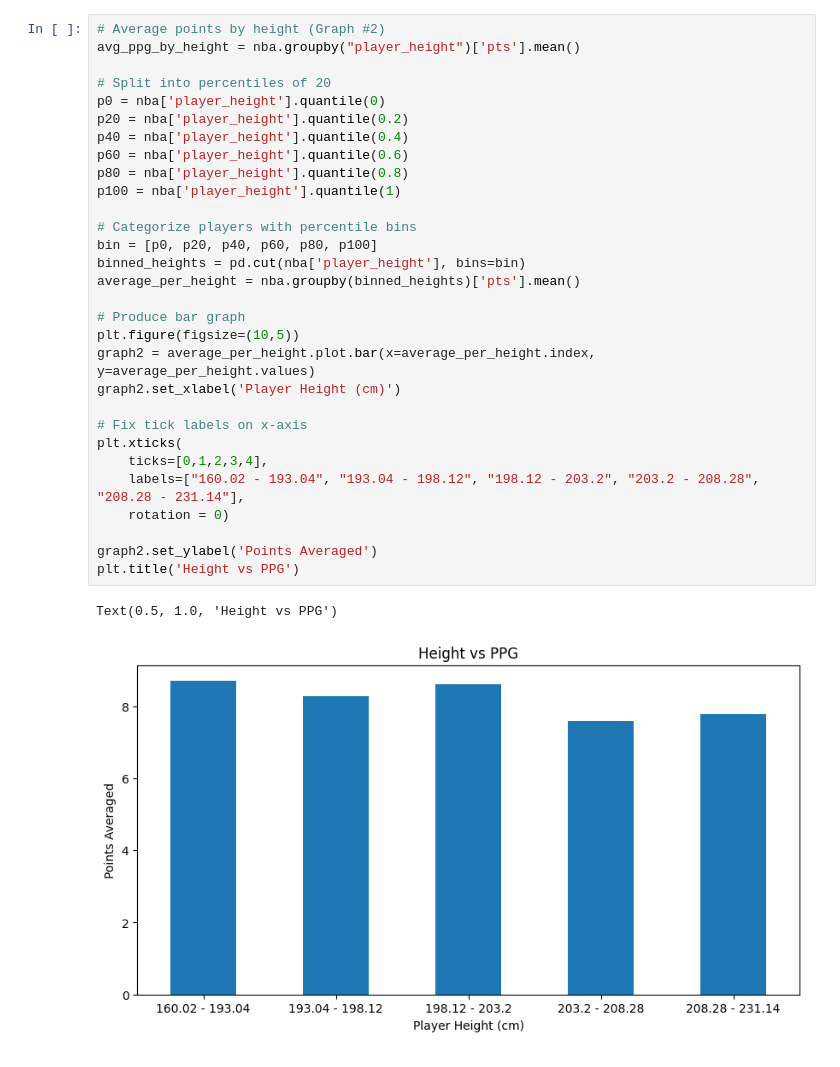
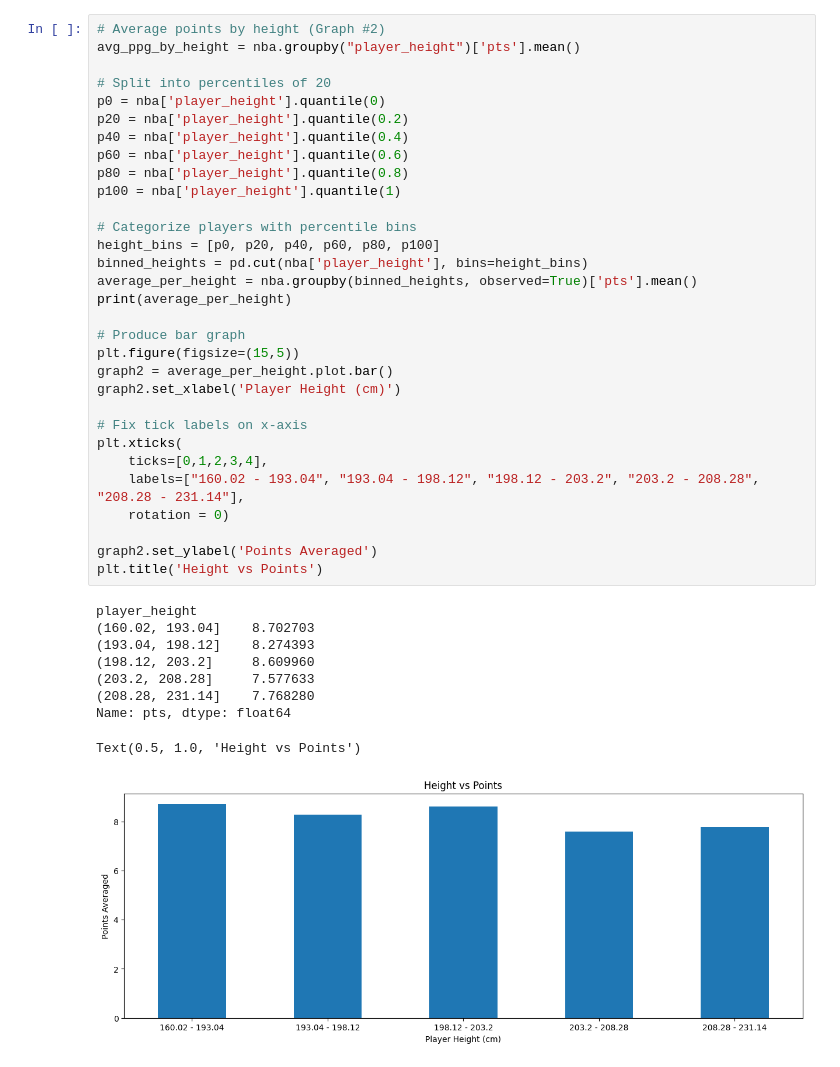
Before and after one commit to 0bsinet/NBA-Exploration, a Jupyter notebook: nba-data-analysis.ipynb, the cells around one changed output. Cells and saved outputs as stored; diff of their text form.

```diff
--- a/nba-data-analysis.ipynb
+++ b/nba-data-analysis.ipynb
@@ -21,35 +20,43 @@ plt.tight_layout()
 # %%
 # Average points by height (Graph #2)
 avg_ppg_by_height = nba.groupby("player_height")['pts'].mean()
 
 # Split into percentiles of 20
 p0 = nba['player_height'].quantile(0)
 p20 = nba['player_height'].quantile(0.2)
 p40 = nba['player_height'].quantile(0.4)
 p60 = nba['player_height'].quantile(0.6)
 p80 = nba['player_height'].quantile(0.8)
 p100 = nba['player_height'].quantile(1)
 
 # Categorize players with percentile bins
-bin = [p0, p20, p40, p60, p80, p100]
-binned_heights = pd.cut(nba['player_height'], bins=bin)
-average_per_height = nba.groupby(binned_heights)['pts'].mean()
+height_bins = [p0, p20, p40, p60, p80, p100]
+binned_heights = pd.cut(nba['player_height'], bins=height_bins)
+average_per_height = nba.groupby(binned_heights, observed=True)['pts'].mean()
+print(average_per_height)
 
 # Produce bar graph
-plt.figure(figsize=(10,5))
-graph2 = average_per_height.plot.bar(x=average_per_height.index, y=average_per_height.values)
+plt.figure(figsize=(15,5))
+graph2 = average_per_height.plot.bar()
 graph2.set_xlabel('Player Height (cm)')
 
 # Fix tick labels on x-axis
 plt.xticks(
     ticks=[0,1,2,3,4],
     labels=["160.02 - 193.04", "193.04 - 198.12", "198.12 - 203.2", "203.2 - 208.28", "208.28 - 231.14"],
     rotation = 0)
 
 graph2.set_ylabel('Points Averaged')
-plt.title('Height vs PPG')
+plt.title('Height vs Points')
 # %% [output]
-Text(0.5, 1.0, 'Height vs PPG')
+player_height
+(160.02, 193.04]    8.702703
+(193.04, 198.12]    8.274393
+(198.12, 203.2]     8.609960
+(203.2, 208.28]     7.577633
+(208.28, 231.14]    7.768280
+Name: pts, dtype: float64
+Text(0.5, 1.0, 'Height vs Points')
-[figure, old version]
+[figure, new version]
 # %%
 # Average points by draft number (Graph #3)
```
Also changed, not shown: parts of 2 cells of this notebook.
